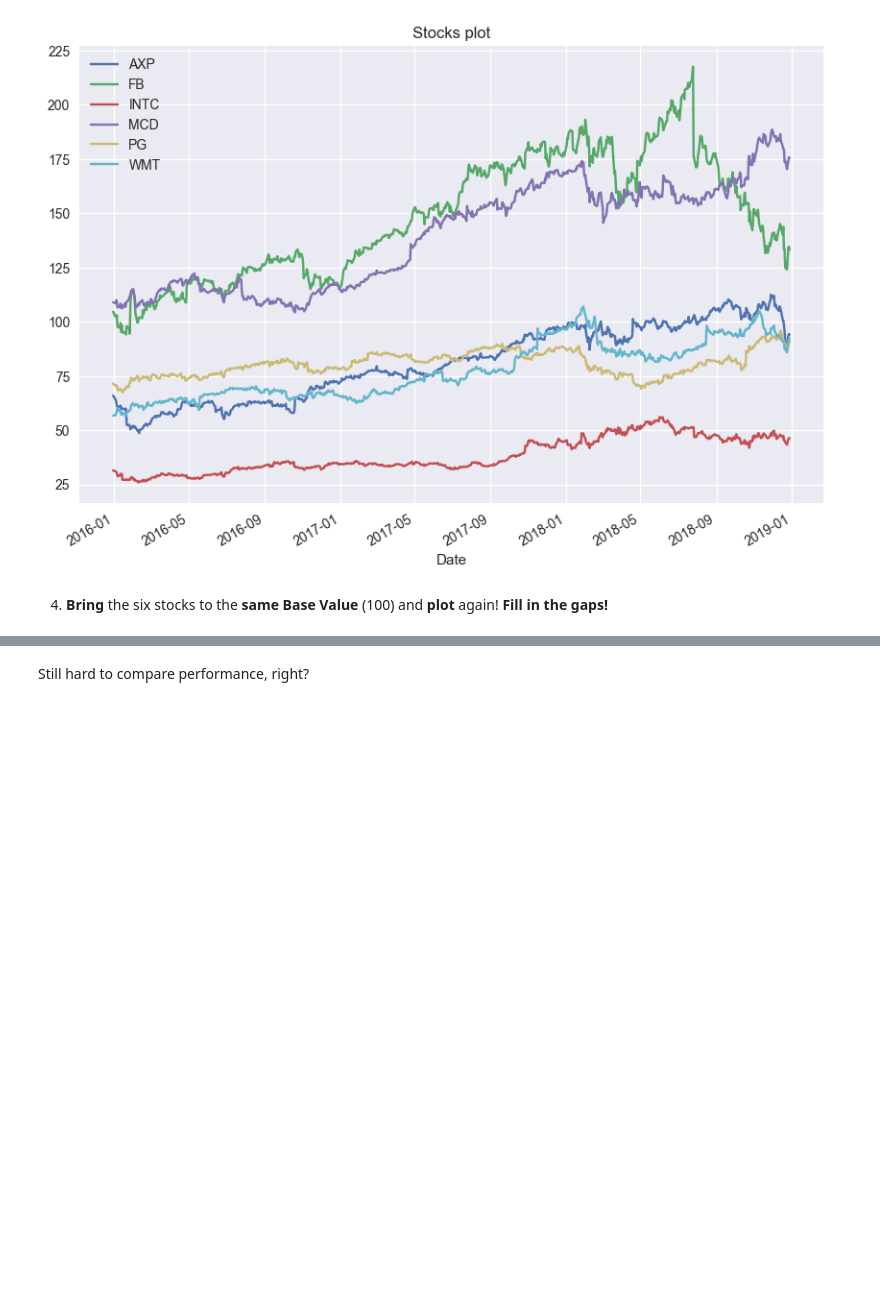
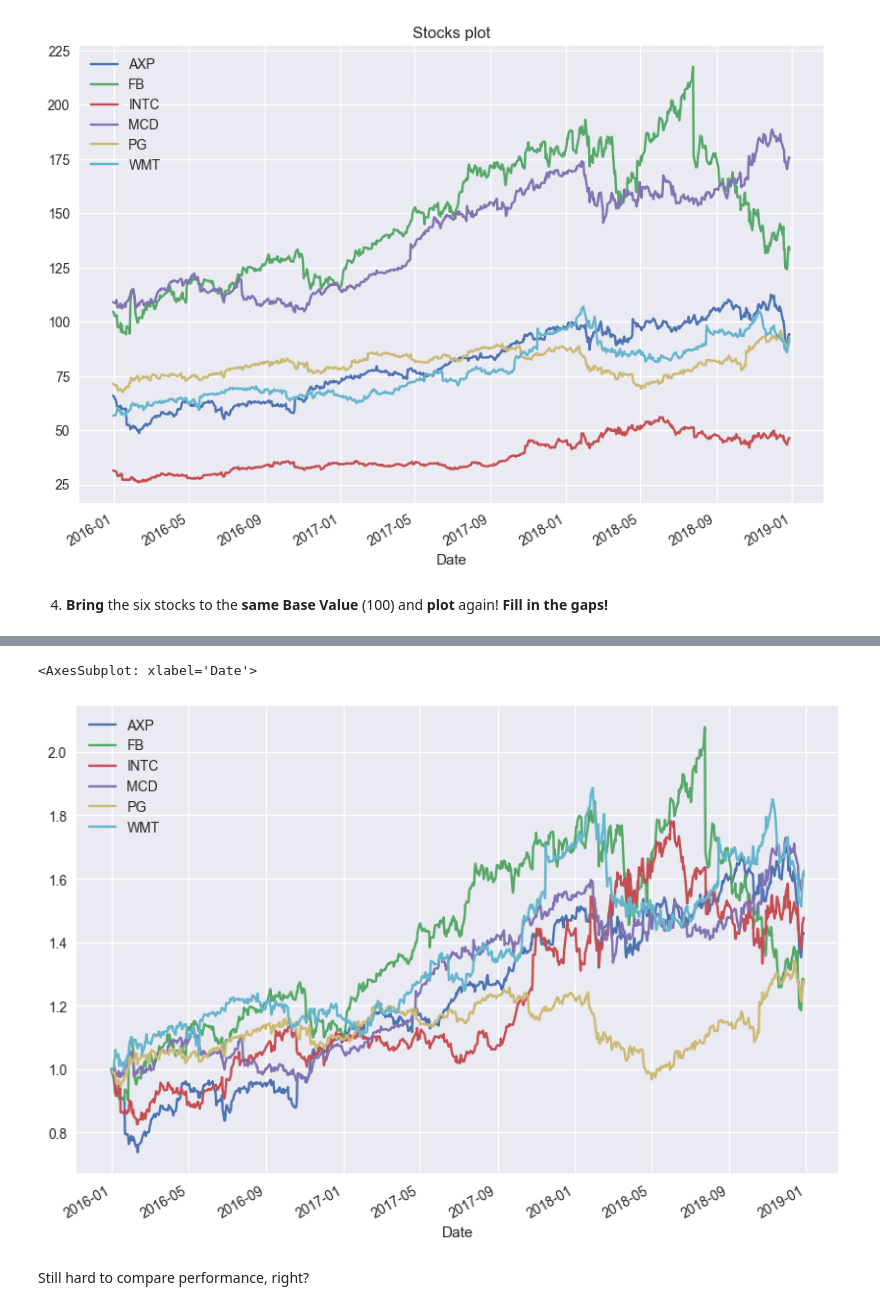
Before and after one commit to northpr/automated_trading, a Jupyter notebook: Part2_Materials/Exercises/Exercise_2.ipynb, the cells around one changed output, grey strips where cells are left out. Saved outputs shown, nothing was run; the diff lists cells and outputs as text; code cells hidden in the pictures; blank space fills up the shorter version.

```diff
--- a/Part2_Materials/Exercises/Exercise_2.ipynb
+++ b/Part2_Materials/Exercises/Exercise_2.ipynb
@@ -143,6 +160,8 @@ plt.show();
 # %%
-stocks.---(stocks.iloc[0]).---(figsize = (12,8))
-plt.show()
+stocks.div(stocks.iloc[0]).plot(figsize=(10,7))
+# %% [output]
+<AxesSubplot: xlabel='Date'>
+[figure, added]
 # %% [markdown]
 Still hard to compare performance, right?
 # %% [markdown]
```
Also changed, not shown: parts of 13 cells of this notebook.
